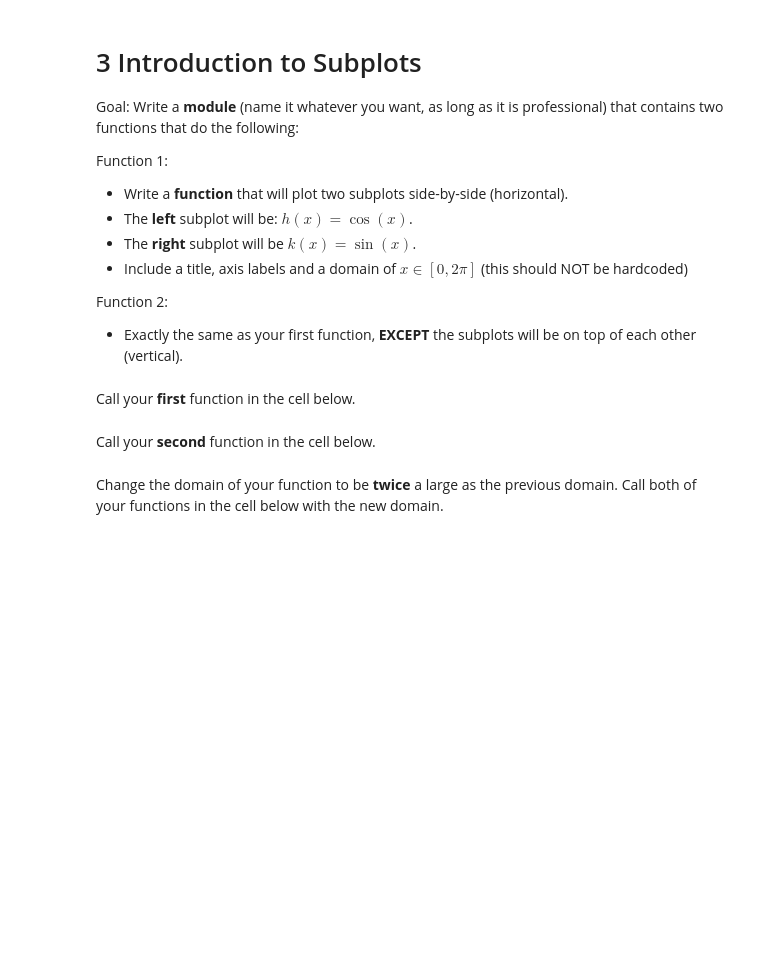
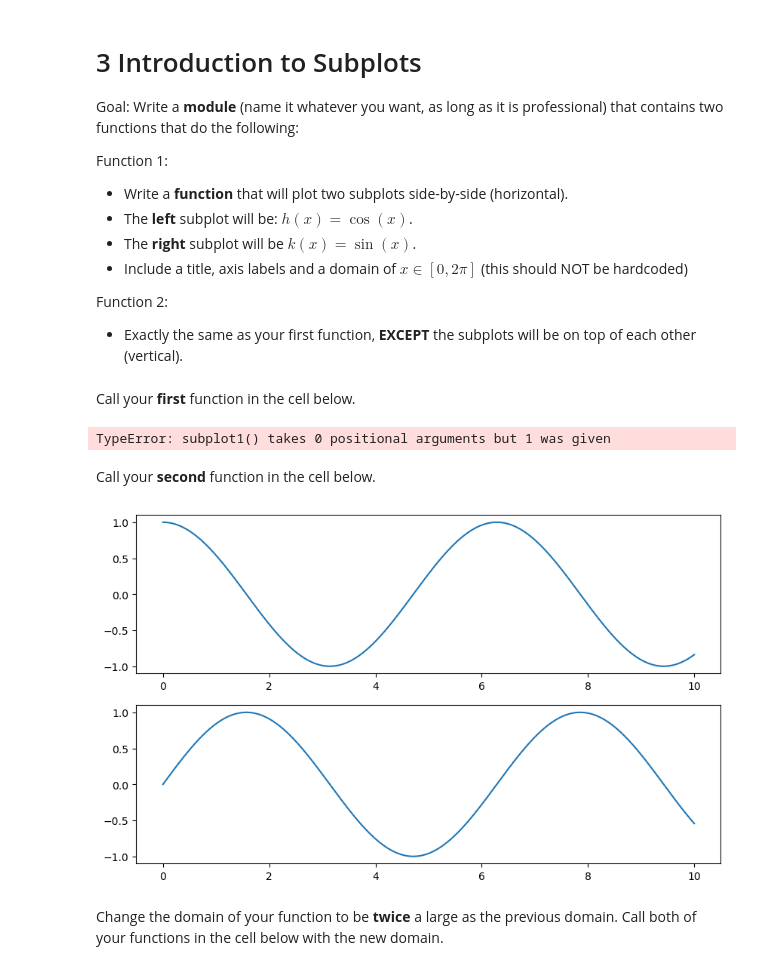
Before and after one commit to KanishkSK/ulab_kanishk, a Jupyter notebook: homework9/hw9.ipynb, the cells around one changed output. Saved outputs shown, nothing was run; the diff lists cells and outputs as text; code cells hidden in the pictures; blank space fills up the shorter version.

```diff
--- a/homework9/hw9.ipynb
+++ b/homework9/hw9.ipynb
@@ -162,10 +182,16 @@ Function 2:
 Call your **first** function in the cell below.
 # %%
 # Your code here
+module.subplot1(10)
+# %% [output]
+TypeError: subplot1() takes 0 positional arguments but 1 was given
 # %% [markdown]
 Call your **second** function in the cell below.
 # %%
 # Your code here
+module.subplot2(10)
+# %% [output]
+[figure, added]
 # %% [markdown]
 Change the domain of your function to be **twice** a large as the previous domain. Call both of your functions in the cell below with the new domain.
 # %%
```
Also changed, not shown: parts of 19 cells of this notebook, 3 other files.
